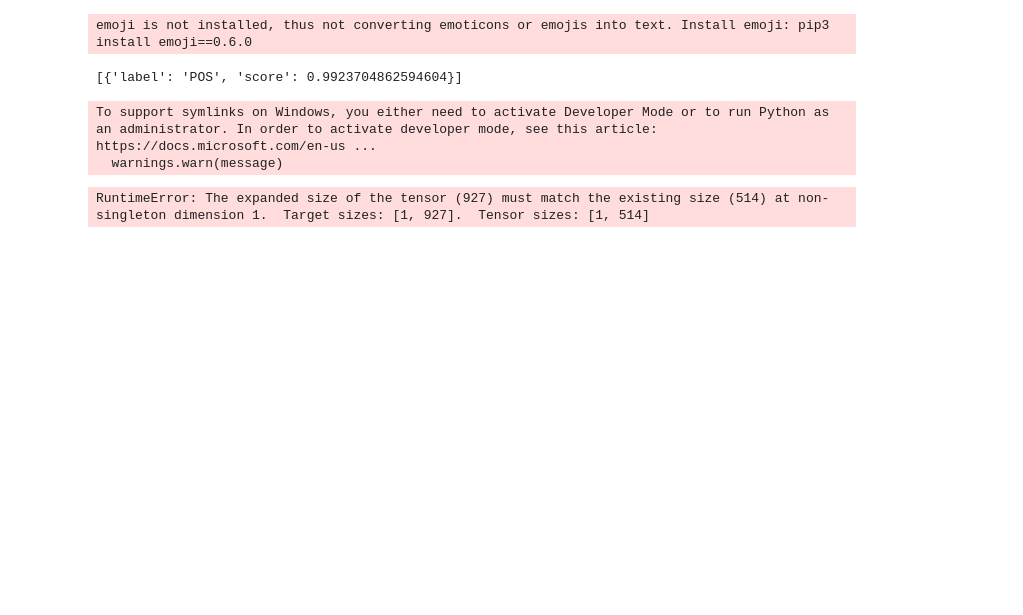
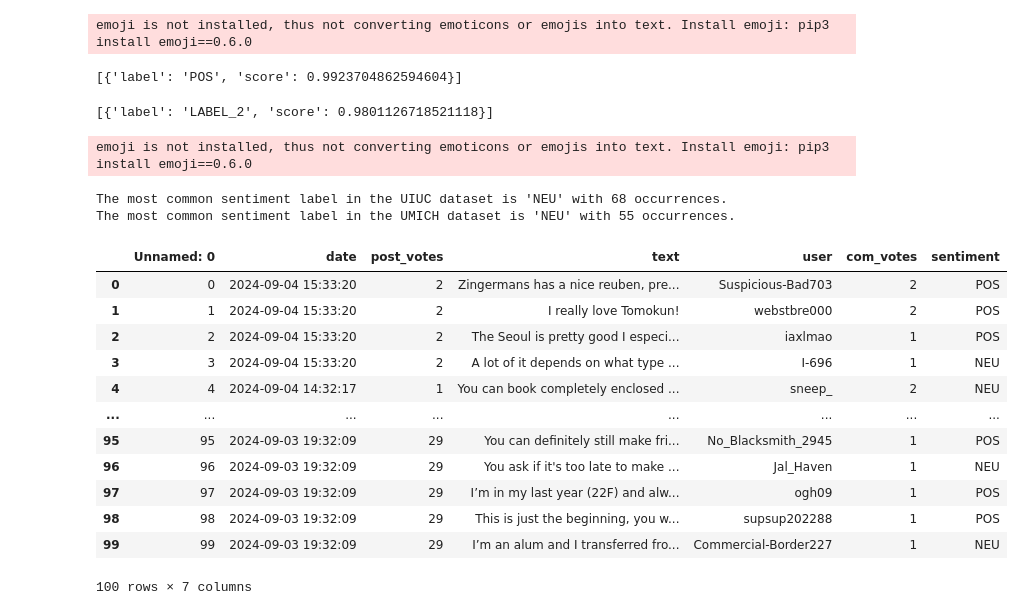
Before and after one commit to Deaygo24/project3-embeddings, a Jupyter notebook: project-3.ipynb, the cells around one changed output. Drawn from its saved outputs; the diff is of its cells as text; code cells hidden in the pictures; blank space fills up the shorter version.

```diff
--- a/project-3.ipynb
+++ b/project-3.ipynb
@@ -429,6 +429,10 @@ pipe("I love this class")
 # %%
 #use the pipeline to classify the sentiment of all posts in the reddit dataset
 #report the most common sentiment label
+# %%
+sentiment_pipeline("I love autumn")
+# %% [output]
+[{'label': 'LABEL_2', 'score': 0.9801126718521118}]
 # %%
 import pandas as pd
 from transformers import pipeline
@@ -438,18 +442,20 @@ from collections import Counter
 uiuc_file_path = "uiuc.csv"  # Replace with your actual file path
 umich_file_path = "umich.csv"  # Replace with your actual file path
 
-uiuc_data = pd.read_csv(uiuc_file_path)
-umich_data = pd.read_csv(umich_file_path)
+uiuc_data = pd.read_csv(uiuc_file_path).head(100)
+umich_data = pd.read_csv(umich_file_path).head(100)
+
+
 
 # Initialize a pre-trained sentiment analysis pipeline with the Twitter model
-twitter_model_name = "cardiffnlp/twitter-roberta-base-sentiment"  # Replace with your actual model name if different
+twitter_model_name = "finiteautomata/bertweet-base-sentiment-analysis"  # Replace with your actual model name if different
 sentiment_pipeline = pipeline("sentiment-analysis", model=twitter_model_name)
 
 # Classify the sentiment of each post in the UIUC dataset
-uiuc_data['sentiment'] = uiuc_data['text'].apply(lambda x: sentiment_pipeline(x)[0]['label'])
+uiuc_data['sentiment'] = uiuc_data['text'].apply(lambda x: sentiment_pipeline(x[:100])[0]['label'])
 
 # Classify the sentiment of each post in the UMICH dataset
-umich_data['sentiment'] = umich_data['text'].apply(lambda x: sentiment_pipeline(x)[0]['label'])
+umich_data['sentiment'] = umich_data['text'].apply(lambda x: sentiment_pipeline(x[:100])[0]['label'])
 
 # Count the occurrences of each sentiment label for the UIUC dataset
 uiuc_sentiment_counts = Counter(uiuc_data['sentiment'])
@@ -465,6 +471,23 @@ print(f"The most common sentiment label in the UIUC dataset is '{uiuc_most_commo
 umich_most_common_sentiment = umich_sentiment_counts.most_common(1)[0]
 print(f"The most common sentiment label in the UMICH dataset is '{umich_most_common_sentiment[0]}' with {umich_most_common_sentiment[1]} occurrences.")
 # %% [output]
-To support symlinks on Windows, you either need to activate Developer Mode or to run Python as an administrator. In order to activate developer mode, see this article: https://docs.microsoft.com/en-us ...
-  warnings.warn(message)
+emoji is not installed, thus not converting emoticons or emojis into text. Install emoji: pip3 install emoji==0.6.0
-RuntimeError: The expanded size of the tensor (927) must match the existing size (514) at non-singleton dimension 1.  Target sizes: [1, 927].  Tensor sizes: [1, 514]
+The most common sentiment label in the UIUC dataset is 'NEU' with 68 occurrences.
+The most common sentiment label in the UMICH dataset is 'NEU' with 55 occurrences.
+# %%
+umich_data['sentiment']
+umich_data
+# %% [output]
+|  | Unnamed: 0 | date | post_votes | text | user | com_votes | sentiment |
+| 0 | 0 | 2024-09-04 15:33:20 | 2 | Zingermans has a nice reuben, pre... | Suspicious-Bad703 | 2 | POS |
+| 1 | 1 | 2024-09-04 15:33:20 | 2 | I really love Tomokun! | webstbre000 | 2 | POS |
+| 2 | 2 | 2024-09-04 15:33:20 | 2 | The Seoul is pretty good I especi... | iaxlmao | 1 | POS |
+| 3 | 3 | 2024-09-04 15:33:20 | 2 | A lot of it depends on what type ... | I-696 | 1 | NEU |
+| 4 | 4 | 2024-09-04 14:32:17 | 1 | You can book completely enclosed ... | sneep_ | 2 | NEU |
+| ... | ... | ... | ... | ... | ... | ... | ... |
+| 95 | 95 | 2024-09-03 19:32:09 | 29 | You can definitely still make fri... | No_Blacksmith_2945 | 1 | POS |
+| 96 | 96 | 2024-09-03 19:32:09 | 29 | You ask if it's too late to make ... | Jal_Haven | 1 | NEU |
+| 97 | 97 | 2024-09-03 19:32:09 | 29 | I’m in my last year (22F) and alw... | ogh09 | 1 | POS |
+| 98 | 98 | 2024-09-03 19:32:09 | 29 | This is just the beginning, you w... | supsup202288 | 1 | POS |
+| 99 | 99 | 2024-09-03 19:32:09 | 29 | I’m an alum and I transferred fro... | Commercial-Border227 | 1 | NEU |
+100 rows × 7 columns
```
Also changed, not shown: parts of 3 cells of this notebook.
